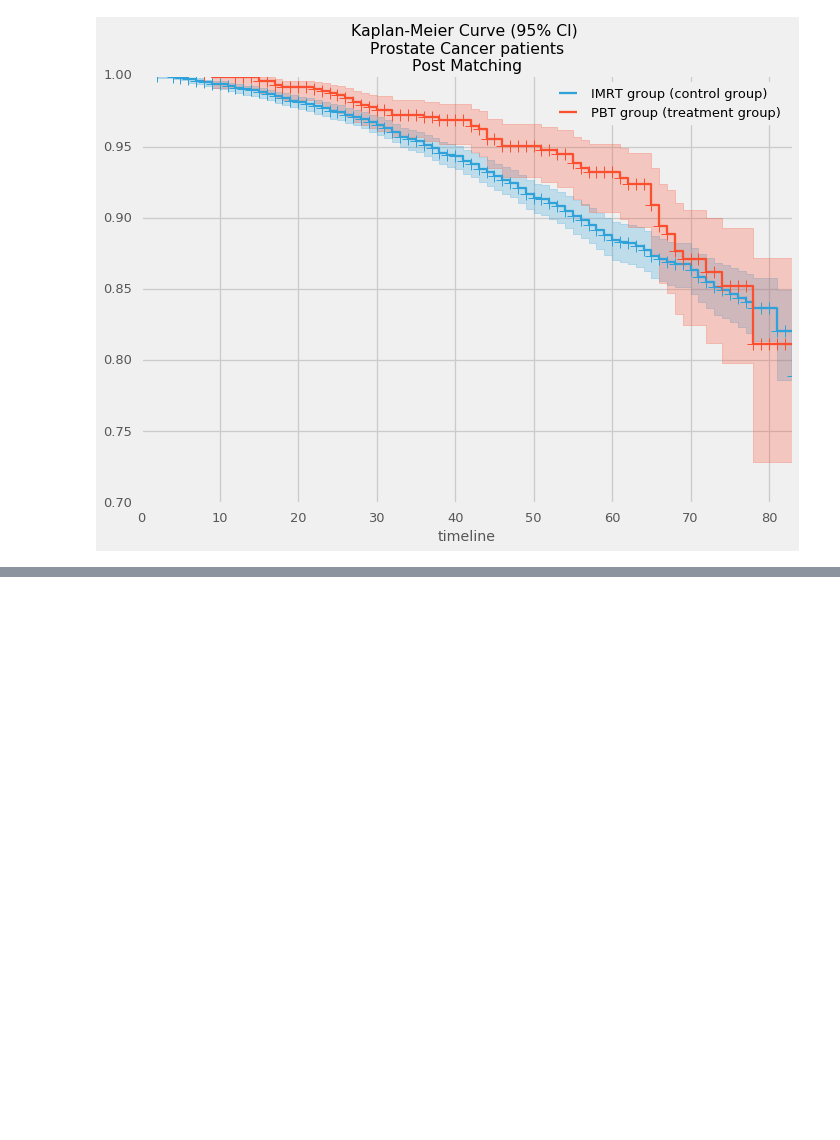
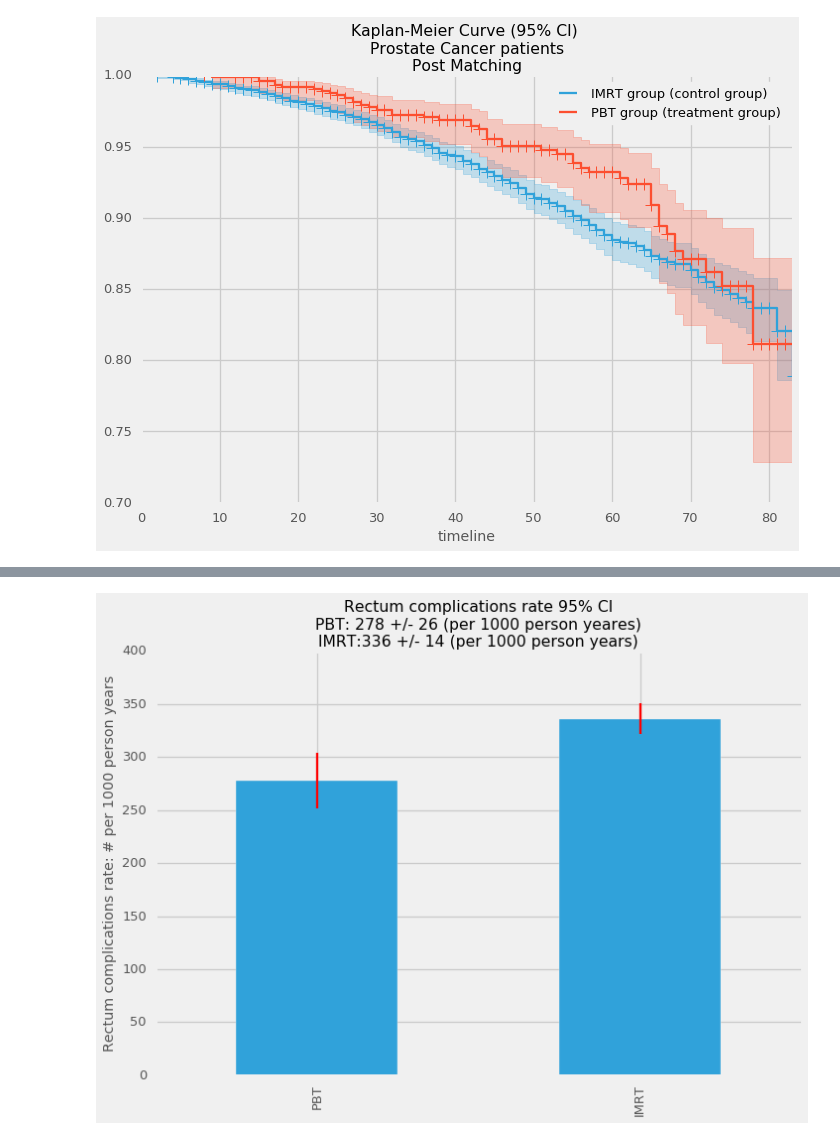
Before and after one commit to doolingdavid/IBATHREE, a Jupyter notebook: talk.ipynb, the cells around one changed output, grey strips where cells are left out. Cells and saved outputs as stored; diff of their text form; code cells hidden in the pictures; blank space fills up the shorter version.

```diff
--- a/talk.ipynb
+++ b/talk.ipynb
@@ -846,0 +873,4 @@ Image(filename="all_km_post_matching.png",embed=True)
+# %%
+Image('rectum_comp.png',embed=True)
+# %% [output]
+[figure, added]
```
Also changed, not shown: parts of 18 cells of this notebook, 1 other file.
